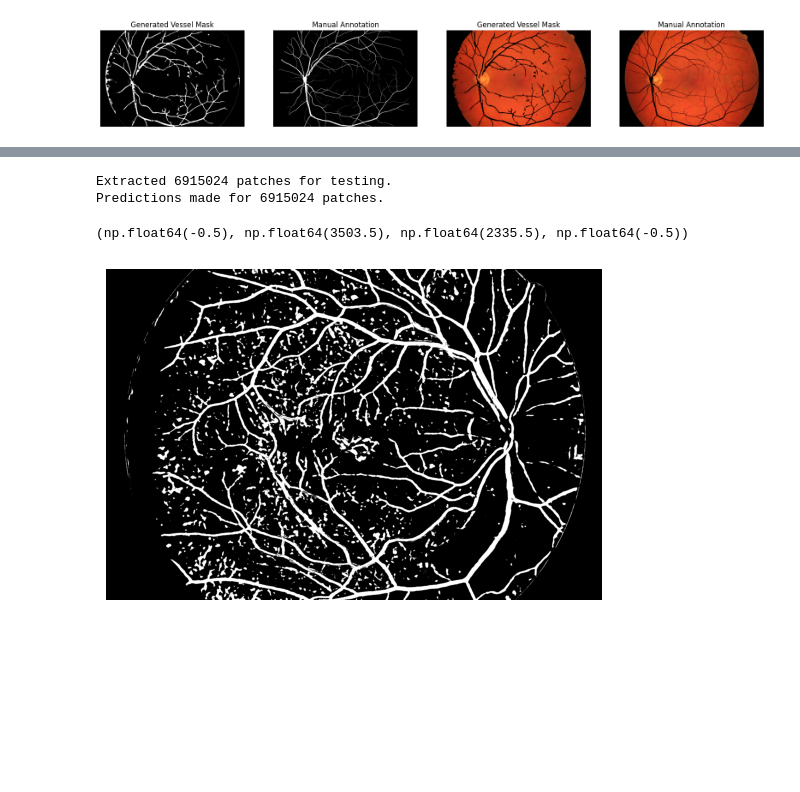
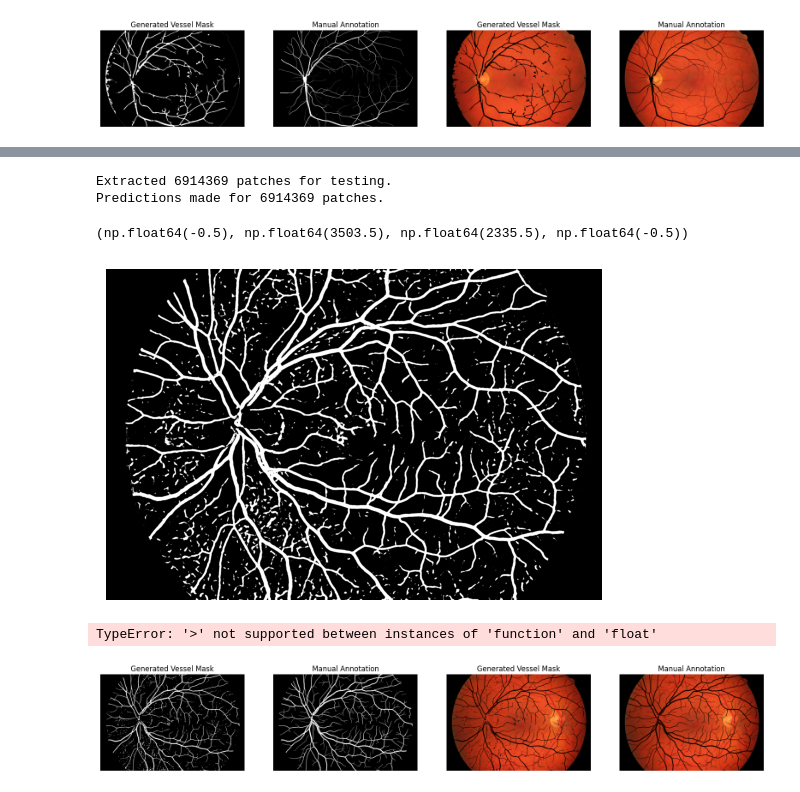
Before and after one commit to dysnomya/retinal-fundus-vessel-detection, a Jupyter notebook: dno_oka.ipynb, the cells around one changed output, grey strips where cells are left out. Cells and saved outputs as stored; diff of their text form; code cells hidden in the pictures; blank space fills up the shorter version.

```diff
--- a/dno_oka.ipynb
+++ b/dno_oka.ipynb
@@ -330,23 +417,36 @@ Extracted 6915024 patches for testing.
-# %%
-model = joblib.load('random_forest.pkl')
-
-image_path = 'images/02_dr.JPG'
-test_img = cv2.imread(image_path, cv2.IMREAD_COLOR_RGB)
-test_img = preprocess_image(test_img)
-
-mask = cv2.imread('mask/02_dr_mask.tif', cv2.IMREAD_GRAYSCALE)
-
-x_test, coords = extract_pixel_patches(test_img, mask)
-print(f"Extracted {len(x_test)} patches for testing.")
-
-predictions = model.predict(x_test)
-print(f"Predictions made for {len(predictions)} patches.")
-
-reconstructed_img = reconstruct_image(predictions, test_img.shape)
-plt.imshow(reconstructed_img, cmap='gray')
-plt.axis('off')
-# %% [output]
-Extracted 6915024 patches for testing.
-Predictions made for 6915024 patches.
-(np.float64(-0.5), np.float64(3503.5), np.float64(2335.5), np.float64(-0.5))
-[figure, removed]
+# %%
+image_path = 'images/02_h.jpg'
+test_img = cv2.imread(image_path, cv2.IMREAD_COLOR_RGB)
+test_img = preprocess_image(test_img)
+
+mask = cv2.imread('mask/02_h_mask.tif', cv2.IMREAD_GRAYSCALE)
+
+x_test, coords = extract_pixel_patches(test_img, mask)
+print(f"Extracted {len(x_test)} patches for testing.")
+
+predictions = model.predict(x_test)
+print(f"Predictions made for {len(predictions)} patches.")
+
+reconstructed_img = reconstruct_image(predictions, test_img.shape)
+plt.imshow(reconstructed_img, cmap='gray')
+plt.axis('off')
+# %% [output]
+Extracted 6914369 patches for testing.
+Predictions made for 6914369 patches.
+(np.float64(-0.5), np.float64(3503.5), np.float64(2335.5), np.float64(-0.5))
+[figure, added]
+# %%
+from skimage.morphology import remove_small_objects
+from skimage import img_as_bool
+
+binary = reconstructed_img > 0.5
+gg = remove_small_objects(img_as_bool(binary), min_size=100)
+
+plt.imshow(gg, cmap='gray')
+plt.axis('off')
+# %% [output]
+TypeError: '>' not supported between instances of 'function' and 'float'
+# %%
+compare_with_manual(gg, cv2.imread('manual1/02_h.tif', cv2.IMREAD_GRAYSCALE))
+# %% [output]
+[figure, added]
```
Also changed, not shown: parts of 8 cells of this notebook.
